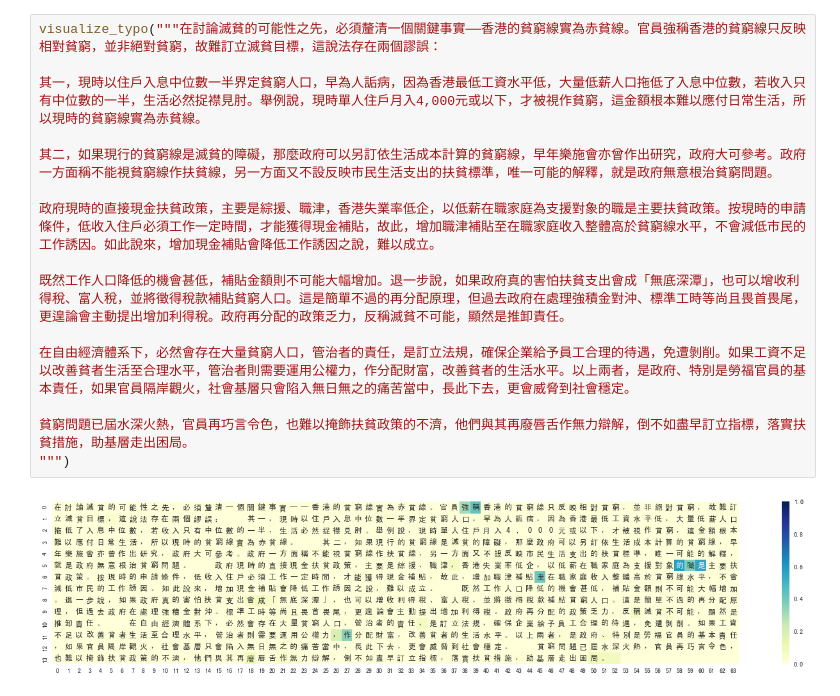
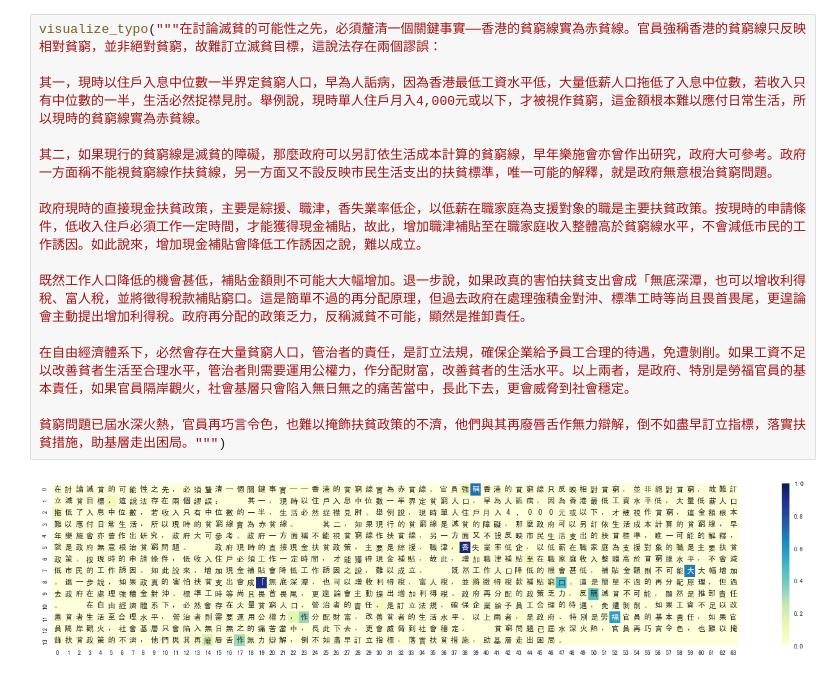
Before and after one commit to chwonghk01/typo-detection-demo, a Jupyter notebook: Typo_Detection_Demo.ipynb, the cells around one changed output. Saved outputs shown, nothing was run; the diff lists cells and outputs as text.

```diff
--- a/Typo_Detection_Demo.ipynb
+++ b/Typo_Detection_Demo.ipynb
@@ -16,20 +16,19 @@ Unpacking objects: 100% (16/16), done.
 # %%
 visualize_typo("""在討論滅貧的可能性之先，必須釐清一個關鍵事實──香港的貧窮線實為赤貧線。官員強稱香港的貧窮線只反映相對貧窮，並非絕對貧窮，故難訂立滅貧目標，這說法存在兩個謬誤：
 
 其一，現時以住戶入息中位數一半界定貧窮人口，早為人詬病，因為香港最低工資水平低，大量低薪人口拖低了入息中位數，若收入只有中位數的一半，生活必然捉襟見肘。舉例說，現時單人住戶月入4,000元或以下，才被視作貧窮，這金額根本難以應付日常生活，所以現時的貧窮線實為赤貧線。
 
 其二，如果現行的貧窮線是滅貧的障礙，那麼政府可以另訂依生活成本計算的貧窮線，早年樂施會亦曾作出研究，政府大可參考。政府一方面稱不能視貧窮線作扶貧線，另一方面又不設反映市民生活支出的扶貧標準，唯一可能的解釋，就是政府無意根治貧窮問題。
 
-政府現時的直接現金扶貧政策，主要是綜援、職津，香港失業率低企，以低薪在職家庭為支援對象的職是主要扶貧政策。按現時的申請條件，低收入住戶必須工作一定時間，才能獲得現金補貼，故此，增加職津補貼至在職家庭收入整體高於貧窮線水平，不會減低市民的工作誘因。如此說來，增加現金補貼會降低工作誘因之說，難以成立。
+政府現時的直接現金扶貧政策，主要是綜援、職津，香失業率低企，以低薪在職家庭為支援對象的職是主要扶貧政策。按現時的申請條件，低收入住戶必須工作一定時間，才能獲得現金補貼，故此，增加職津補貼至在職家庭收入整體高於貧窮線水平，不會減低市民的工作誘因。如此說來，增加現金補貼會降低工作誘因之說，難以成立。
 
-既然工作人口降低的機會甚低，補貼金額則不可能大幅增加。退一步說，如果政府真的害怕扶貧支出會成「無底深潭」，也可以增收利得稅、富人稅，並將徵得稅款補貼貧窮人口。這是簡單不過的再分配原理，但過去政府在處理強積金對沖、標準工時等尚且畏首畏尾，更遑論會主動提出增加利得稅。政府再分配的政策乏力，反稱滅貧不可能，顯然是推卸責任。
+既然工作人口降低的機會甚低，補貼金額則不可能大大幅增加。退一步說，如果政真的害怕扶貧支出會成「無底深潭，也可以增收利得稅、富人稅，並將徵得稅款補貼窮口。這是簡單不過的再分配原理，但過去政府在處理強積金對沖、標準工時等尚且畏首畏尾，更遑論會主動提出增加利得稅。政府再分配的政策乏力，反稱滅貧不可能，顯然是推卸責任。
 
 在自由經濟體系下，必然會存在大量貧窮人口，管治者的責任，是訂立法規，確保企業給予員工合理的待遇，免遭剝削。如果工資不足以改善貧者生活至合理水平，管治者則需要運用公權力，作分配財富，改善貧者的生活水平。以上兩者，是政府、特別是勞福官員的基本責任，如果官員隔岸觀火，社會基層只會陷入無日無之的痛苦當中，長此下去，更會威脅到社會穩定。
 
-貧窮問題已屆水深火熱，官員再巧言令色，也難以掩飾扶貧政策的不濟，他們與其再廢唇舌作無力辯解，倒不如盡早訂立指標，落實扶貧措施，助基層走出困局。
-""")
+貧窮問題已屆水深火熱，官員再巧言令色，也難以掩飾扶貧政策的不濟，他們與其再廢唇舌作無力辯解，倒不如盡早訂立指標，落實扶貧措施，助基層走出困局。""")
 # %% [output]
-[figure, old version]
+[figure, new version]
 # %%
 visualize_article_typo(236335)
 # %% [output]
```
Also changed, not shown: parts of 5 cells of this notebook.
